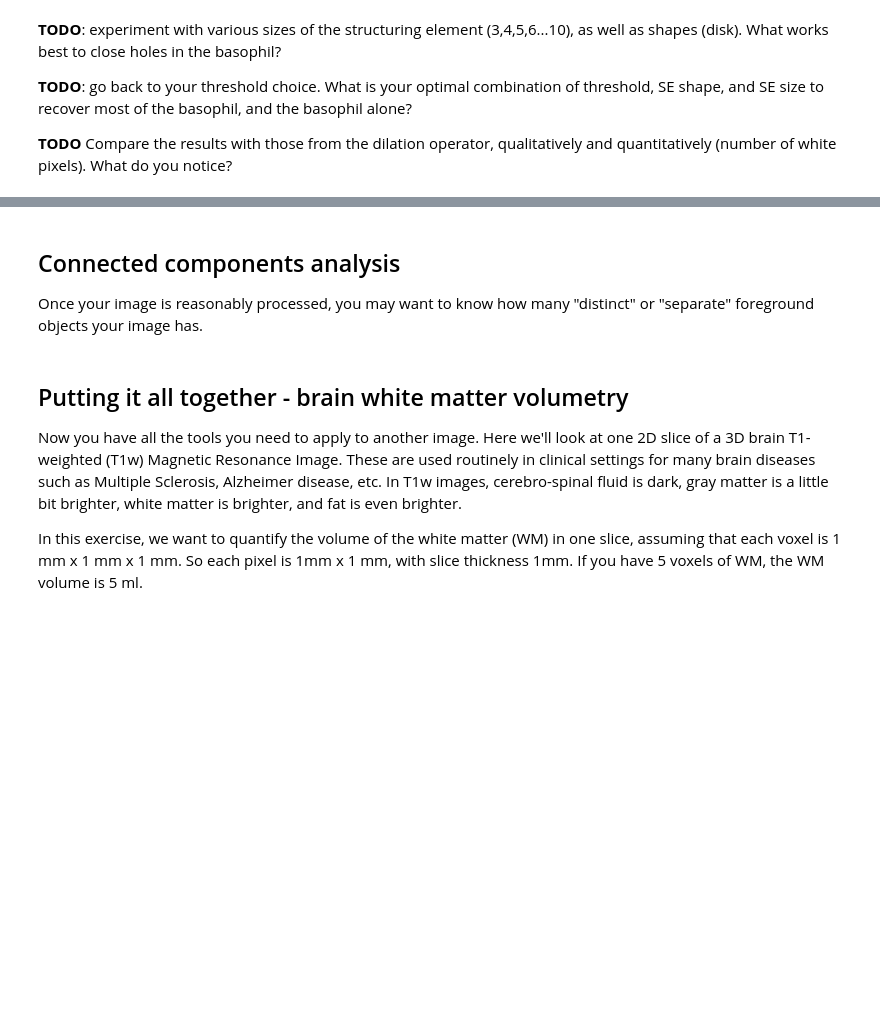
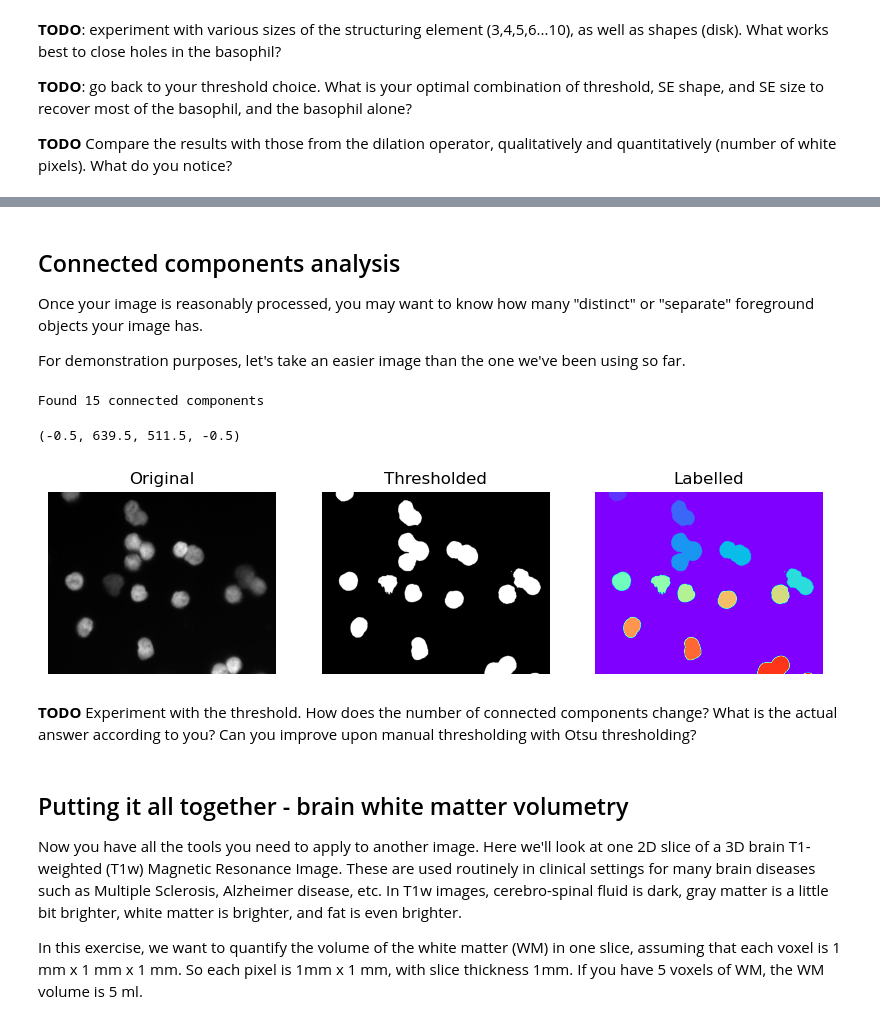
Before and after one commit to TranslationalML/course-image-analysis, a Jupyter notebook: module2/morphological_operations.ipynb, the cells around one changed output, grey strips where cells are left out. Cells and saved outputs as stored; diff of their text form; code cells hidden in the pictures; blank space fills up the shorter version.

```diff
--- a/module2/morphological_operations.ipynb
+++ b/module2/morphological_operations.ipynb
@@ -262,3 +357,5 @@ So far we've only dealt with binary images (black and white, all pixels 0 or 1),
 ## Connected components analysis
 
 Once your image is reasonably processed, you may want to know how many "distinct" or "separate" foreground objects your image has.
+
+For demonstration purposes, let's take an easier image than the one we've been using so far.
@@ -267,3 +362,34 @@ Once your image is reasonably processed, you may want to know how many "distinct
+# %%
+# Load and normalize the neuroblastoma image
+image_file = os.path.join(path_to_images, 'neuroblastoma_5_orig_small.jpg')
+img = io.imread(image_file)
+img = img/np.max(img) # normalize the image to [0,1]
+
+# threshold the image
+threshold = 0.15
+binary_img = img > threshold
+
+# detect connected components
+labeled_img, num_labels = morphology.label(binary_img, background=0, return_num=True, connectivity=1)
+print(f'Found {num_labels} connected components')
+
+fig, (ax1,ax2,ax3) = plt.subplots(1,3,figsize=(10, 7))
+
+ax1.imshow(img, cmap='gray')
+ax1.set_title(f'Original')
+ax1.axis('off')
+ax2.imshow(binary_img, cmap='gray')
+ax2.set_title('Thresholded')
+ax2.axis('off')
+ax3.imshow(labeled_img, cmap='rainbow')
+ax3.set_title('Labelled')
+ax3.axis('off')
+# %% [output]
+Found 15 connected components
+(-0.5, 639.5, 511.5, -0.5)
+[figure, added]
+# %% [markdown]
+**TODO** Experiment with the threshold. How does the number of connected components change? What is the actual answer according to you? Can you improve upon manual thresholding with Otsu thresholding?
 # %% [markdown]
 ## Putting it all together - brain white matter volumetry
 
```
Also changed, not shown: parts of 11 cells of this notebook, 1 other file.
